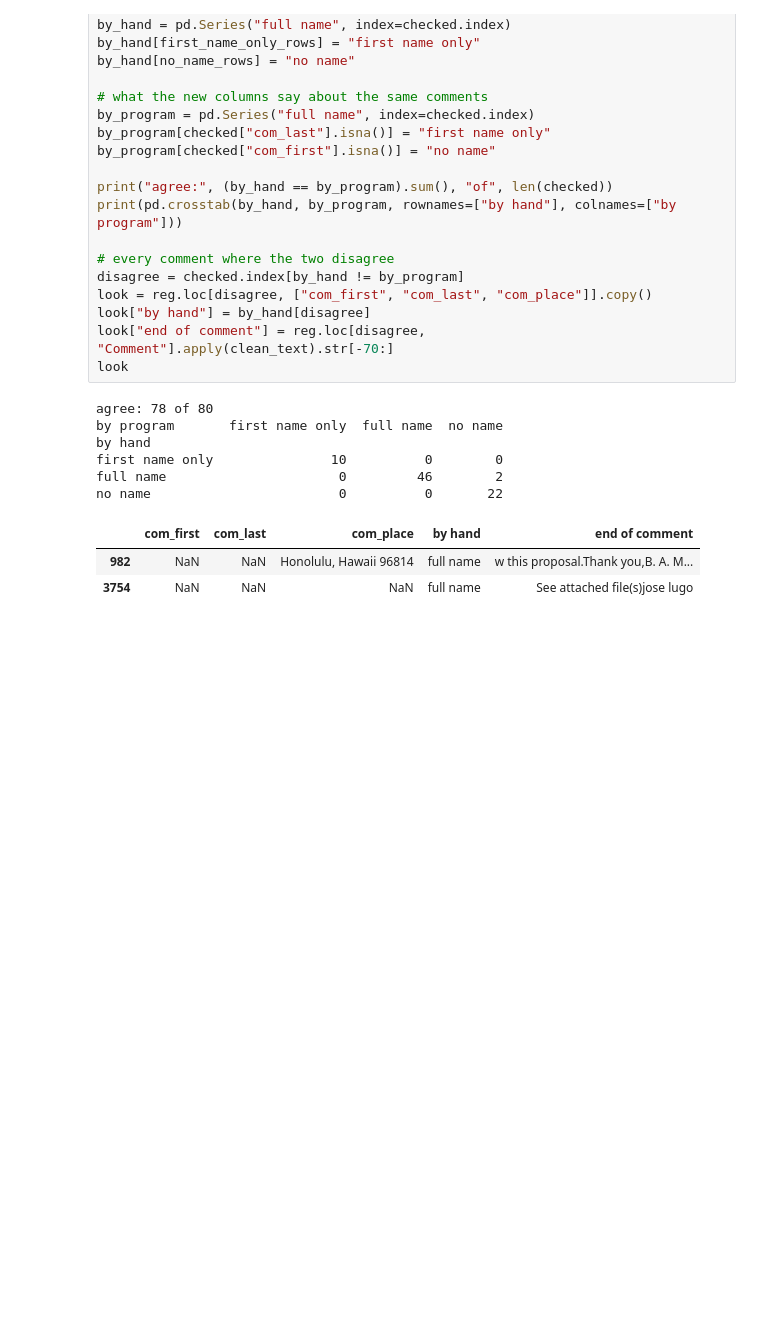
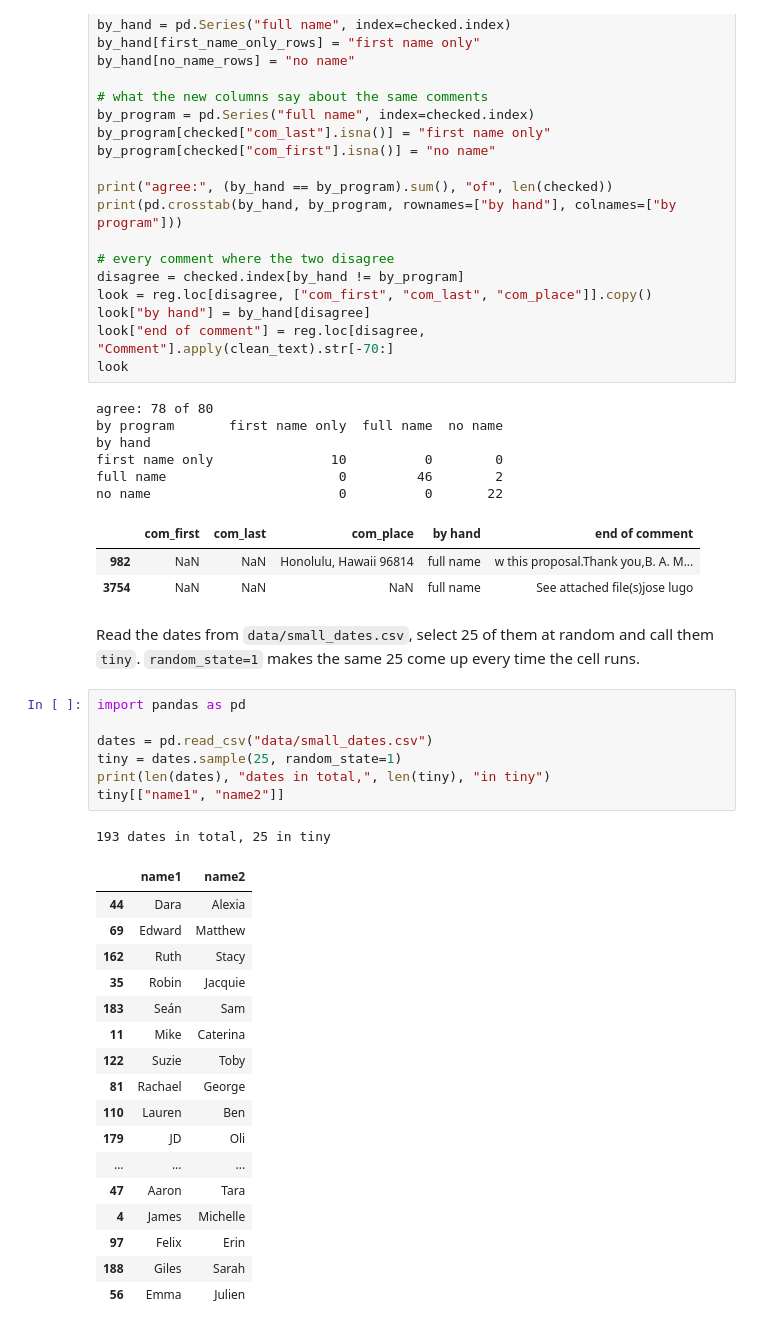
Before and after one commit to km4273/2026-Image-and-Sound, a Jupyter notebook: lessons/05_lecture/text.ipynb, the cells around one changed output. Drawn from its saved outputs; the diff is of its cells as text; blank space fills up the shorter version.

```diff
--- a/lessons/05_lecture/text.ipynb
+++ b/lessons/05_lecture/text.ipynb
@@ -1639,3 +1309,31 @@ no name                        0          0       22
 |  | com_first | com_last | com_place | by hand | end of comment |
 | 982 | NaN | NaN | Honolulu, Hawaii 96814 | full name | w this proposal.Thank you,B. A. M... |
 | 3754 | NaN | NaN | NaN | full name | See attached file(s)jose lugo |
+# %% [markdown]
+Read the dates from `data/small_dates.csv`, select 25 of them at random and call them `tiny`. `random_state=1` makes the same 25 come up every time the cell runs.
+# %%
+import pandas as pd
+
+dates = pd.read_csv("data/small_dates.csv")
+tiny = dates.sample(25, random_state=1)
+print(len(dates), "dates in total,", len(tiny), "in tiny")
+tiny[["name1", "name2"]]
+# %% [output]
+193 dates in total, 25 in tiny
+|  | name1 | name2 |
+| 44 | Dara | Alexia |
+| 69 | Edward | Matthew |
+| 162 | Ruth | Stacy |
+| 35 | Robin | Jacquie |
+| 183 | Seán | Sam |
+| 11 | Mike | Caterina |
+| 122 | Suzie | Toby |
+| 81 | Rachael | George |
+| 110 | Lauren | Ben |
+| 179 | JD | Oli |
+| ... | ... | ... |
+| 47 | Aaron | Tara |
+| 4 | James | Michelle |
+| 97 | Felix | Erin |
+| 188 | Giles | Sarah |
+| 56 | Emma | Julien |
```
Also changed, not shown: parts of 11 cells of this notebook.
